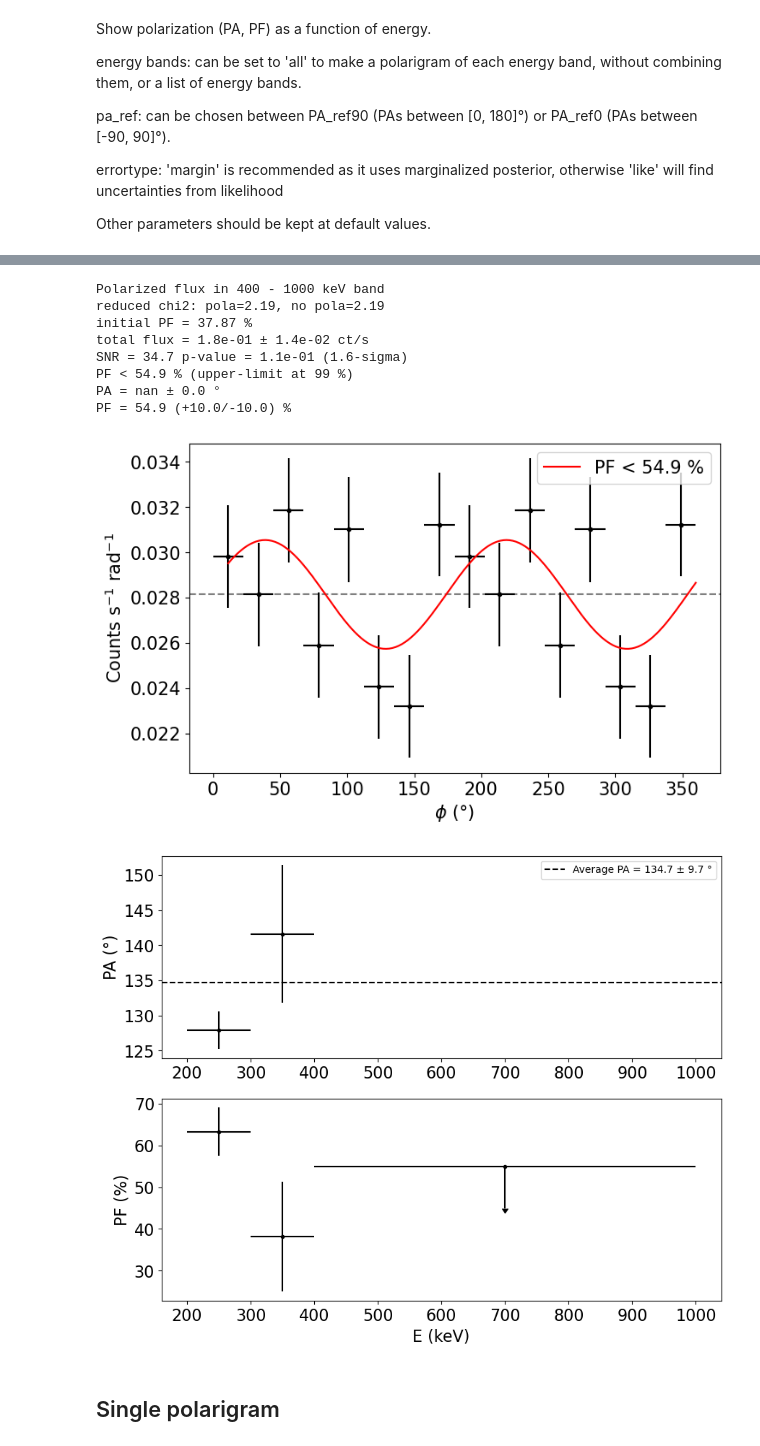
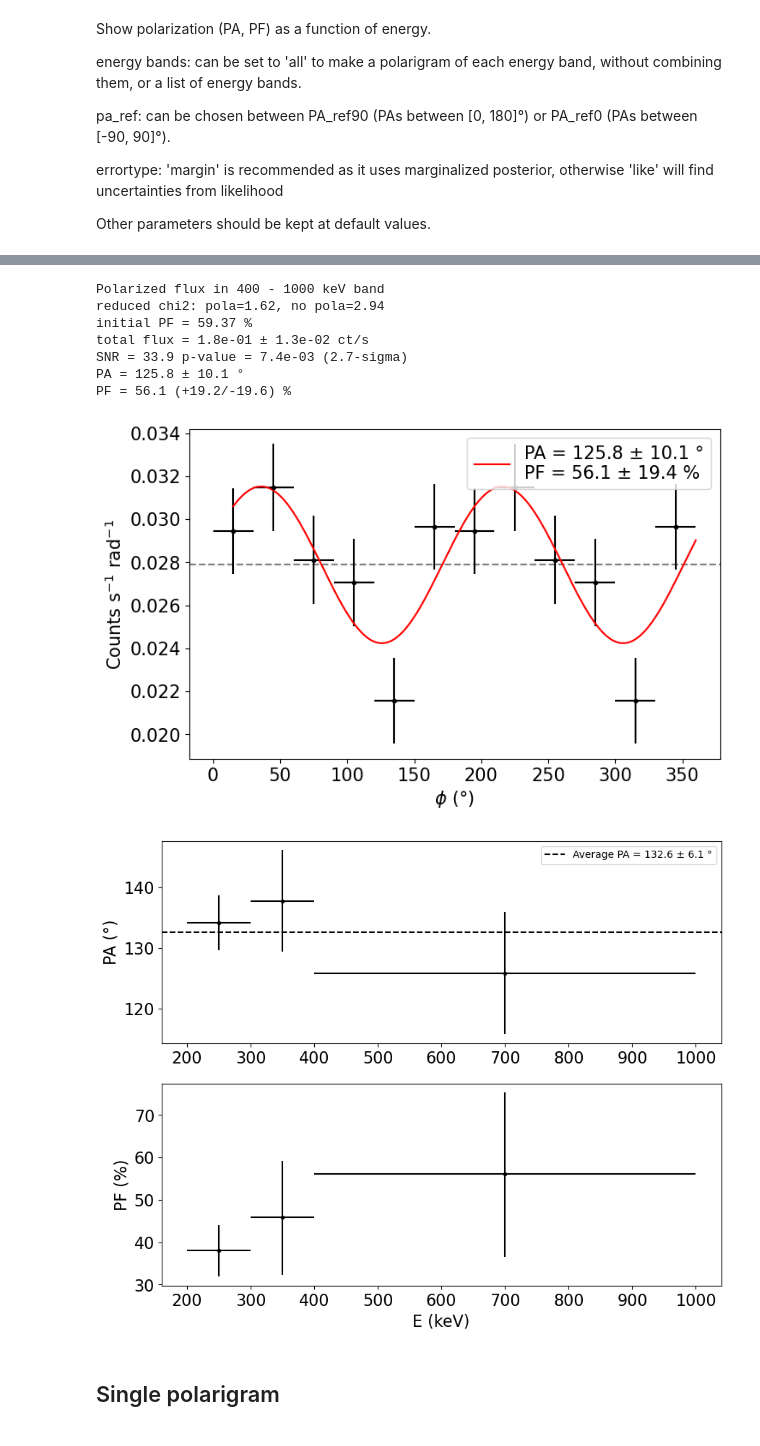
Before and after one commit to tristanbouchet/IBIS-Compton-mode-polarization, a Jupyter notebook: ibis_compton_notebook.ipynb, the cells around one changed output, grey strips where cells are left out. Saved outputs shown, nothing was run; the diff lists cells and outputs as text; code cells hidden in the pictures.

```diff
--- a/ibis_compton_notebook.ipynb
+++ b/ibis_compton_notebook.ipynb
@@ -10,11 +6,11 @@ from comibis.spec import *
 # Import raw flux data and response
 # %%
 src ='crab' # short-hand name of source
-scw_file_name_list = ['lowe3_all'] # several df can be combined (energy/pola binnings need to match)
+scw_file_name_list = ['all'] # several df can be combined (energy/pola binnings need to match)
 
 resp_dir= 'compton_responses'
 saved_pola_dir = 'saved_pola_df'
-spicorr_file = 'compcorr_2YEAR_5deg.csv' # correction file with alpha/beta paramaters
+spicorr_file = 'compcorr_2YEAR_5deg_best.csv' # correction file with alpha/beta paramaters
 
 fig, ax= plt.subplots(1,1,figsize=(10,8))
 df_spicorr = pd.read_csv(f'{resp_dir}/{spicorr_file}', index_col=0)
@@ -36,15 +30,17 @@ some further selection on off-axis angle, date, revolution number can be done he
 # %%
 ##### Selections #####
 
-date_type, start_date, end_date= 'ISOT', '2010-01-01', '2020-01-01'
+date_type, start_date, end_date= 'ISOT', '2004-01-01', '2017-01-01'
 rev_list = None # to select from a list of revolutions
 angle_max = 5. # max off-axis angle
 
 df_pola_scw_sel = scw_selection(df_pola_scw, angle_max=angle_max, rev_list=rev_list, start_date=start_date, end_date=end_date, date_type=date_type)
 
-#### Build polarigrams ####
+#### Choose correction ####
 compnorm , spicorr = 'auto', 'auto' # normal correction (standard)
 # compnorm, spicorr = 1., 'auto' # without alpha parameters
+
+#### Build polarigrams ####
 all_polarigrams = Polarigram(df_pola_scw_sel, all_band_names, angle_max) # initialize polarigrams
 all_polarigrams.import_prf(pulsefrac_dir=resp_dir, pulsefrac_file='comps-prf-2.txt') # import polarization response
 print(f'{len(df_pola_scw_sel.SCW.unique())} scw selected (avg off-axis angle = {df_pola_scw_sel.ANGLE.mean():.1f}°)')
@@ -70,7 +66,7 @@ energy_bands = [ '200-300','300-400','400-1000'] # energy bands in keV
 # energy_bands = 'all'
 pa_ref = 'PA_ref90' # reference angle
 p_det = .01 # threshold for polarization detection, usually 1%
-p_lim = .01 # probability to use for upper-limits, usually 1%
+p_lim = .1 # probability to use for upper-limits, usually 10% (i.e. 90% CI)
 SNR_threshold = 13. # SNR threshold for flux detection
 verbose = 0
 errortype = 'margin'
@@ -97,13 +93,12 @@ PF = 38.2 (+13.0/-13.1) %
 Polarized flux in 400 - 1000 keV band
-reduced chi2: pola=2.19, no pola=2.19
-initial PF = 37.87 %
-total flux = 1.8e-01 ± 1.4e-02 ct/s
-SNR = 34.7 p-value = 1.1e-01 (1.6-sigma)
-PF < 54.9 % (upper-limit at 99 %)
-PA = nan ± 0.0 °
-PF = 54.9 (+10.0/-10.0) %
+reduced chi2: pola=1.62, no pola=2.94
+initial PF = 59.37 %
+total flux = 1.8e-01 ± 1.3e-02 ct/s
+SNR = 33.9 p-value = 7.4e-03 (2.7-sigma)
+PA = 125.8 ± 10.1 °
+PF = 56.1 (+19.2/-19.6) %
-[figure, old version]
+[figure, new version]
-[figure, old version]
+[figure, new version]
 # %% [markdown]
 ## Single polarigram
 # %% [markdown]
```
Also changed, not shown: parts of 9 cells of this notebook, 3 other files.
